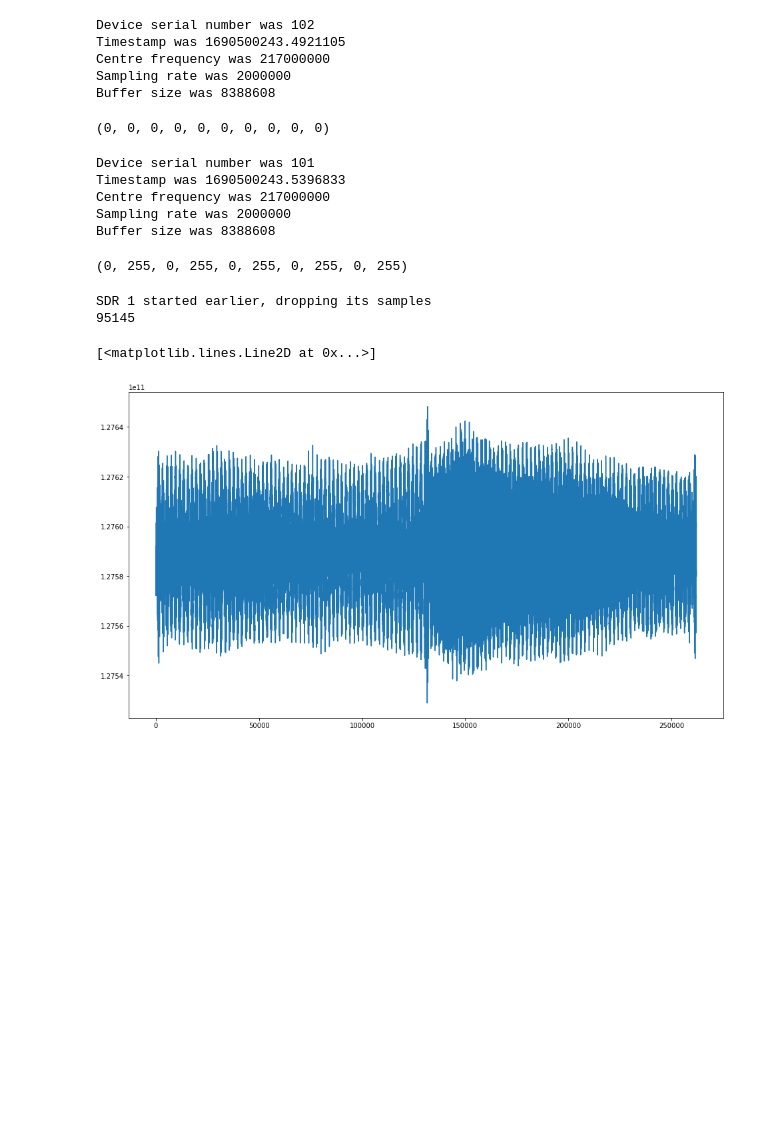
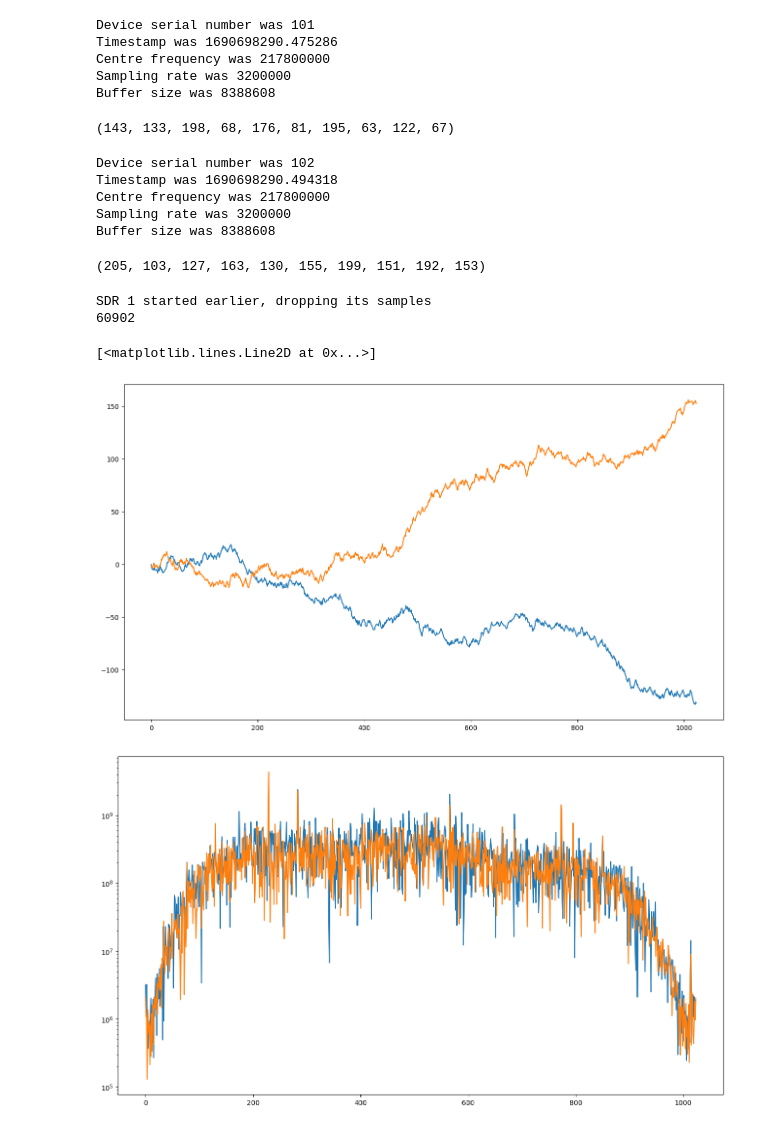
Before and after one commit to VU3VWB/rtlsdr_codes, a Jupyter notebook: sdr_correlator/Read_binarydata_FFT_correlate.ipynb, the cells around one changed output. Saved outputs shown, nothing was run; the diff lists cells and outputs as text; code cells hidden in the pictures; blank space fills up the shorter version.

```diff
--- a/sdr_correlator/Read_binarydata_FFT_correlate.ipynb
+++ b/sdr_correlator/Read_binarydata_FFT_correlate.ipynb
@@ -4,7 +4,7 @@ import numpy as np
 import matplotlib.pyplot as plt
 import scipy.signal as signal
 # %%
-data = open("rtldata1.bin", "rb").read()
+data = open("datartl_00000101.bin", "rb").read()
 (serial_no, cfreq, srate, tv_sec, tv_nsec, bufsize) = struct.unpack("@IIIIII", data[:24])
 fulltime1 = tv_sec + (tv_nsec/1e9)
 
@@ -16,18 +16,19 @@ print ("Buffer size was", bufsize)
 
 bindata1 = np.array(struct.unpack("B"*int(bufsize), data[24:])).astype(np.uint8)
 bindata_complex1 = bindata1[0::2] + bindata1[1::2]*1j
+bindata_complex1 = bindata_complex1-np.mean(bindata_complex1)
 # %% [output]
-Device serial number was 102
-Timestamp was 1690500243.4921105
-Centre frequency was 217000000
-Sampling rate was 2000000
+Device serial number was 101
+Timestamp was 1690698290.475286
+Centre frequency was 217800000
+Sampling rate was 3200000
 Buffer size was 8388608
 # %%
 struct.unpack("B"*int(bufsize), data[24:])[0:10]
 # %% [output]
-(0, 0, 0, 0, 0, 0, 0, 0, 0, 0)
+(143, 133, 198, 68, 176, 81, 195, 63, 122, 67)
 # %%
-data2 = open("rtldata2.bin", "rb").read()
+data2 = open("datartl_00000102.bin", "rb").read()
 (serial_no, cfreq, srate, tv_sec, tv_nsec, bufsize) = struct.unpack("@IIIIII", data2[:24])
 fulltime2 = tv_sec + (tv_nsec/1e9)
 
@@ -39,16 +40,17 @@ print ("Buffer size was", bufsize)
 
 bindata2 = np.array(struct.unpack("B"*int(bufsize), data2[24:])).astype(np.uint8)
 bindata_complex2 = bindata2[0::2] + bindata2[1::2]*1j
+bindata_complex2 = bindata_complex2 - np.mean(bindata_complex2)
 # %% [output]
-Device serial number was 101
-Timestamp was 1690500243.5396833
-Centre frequency was 217000000
-Sampling rate was 2000000
+Device serial number was 102
+Timestamp was 1690698290.494318
+Centre frequency was 217800000
+Sampling rate was 3200000
 Buffer size was 8388608
 # %%
 struct.unpack("B"*int(bufsize), data2[24:])[0:10]
 # %% [output]
-(0, 255, 0, 255, 0, 255, 0, 255, 0, 255)
+(205, 103, 127, 163, 130, 155, 199, 151, 192, 153)
 # %%
 if fulltime1 < fulltime2:
     print ("SDR 1 started earlier, dropping its samples")
@@ -66,33 +68,33 @@ else:
     datum_1 = bindata_complex1[0:len(datum_2)]
 # %% [output]
 SDR 1 started earlier, dropping its samples
-95145
+60902
 # %%
-NFFT = 16383*16
+NFFT = 1024
 
 Naver = int(len(datum_1)/NFFT)
 cross_spec_aligned = np.zeros(NFFT, dtype=np.complex128)
 cross_spec_raw  = np.zeros(NFFT, dtype=np.complex128)
 
 for i in range(Naver):
-    dat_1_fft = np.fft.fft(datum_1[i*NFFT: (i+1)*NFFT])
-    dat_2_fft = np.fft.fft(datum_2[i*NFFT: (i+1)*NFFT])
+    dat_1_fft = np.fft.fftshift(np.fft.fft(datum_1[i*NFFT: (i+1)*NFFT]))
+    dat_2_fft = np.fft.fftshift(np.fft.fft(datum_2[i*NFFT: (i+1)*NFFT]))
     cross_spec_aligned = cross_spec_aligned + dat_1_fft*np.conj(dat_2_fft)
 
-    dat_1_fft = np.fft.fft(bindata_complex1[i*NFFT: (i+1)*NFFT])
-    dat_2_fft = np.fft.fft(bindata_complex2[i*NFFT: (i+1)*NFFT])
+    dat_1_fft = np.fft.fftshift(np.fft.fft(bindata_complex1[i*NFFT: (i+1)*NFFT]))
+    dat_2_fft = np.fft.fftshift(np.fft.fft(bindata_complex2[i*NFFT: (i+1)*NFFT]))
     cross_spec_raw = cross_spec_raw + dat_1_fft*np.conj(dat_2_fft)
-
-#     cross_spec = cross_spec + dat_1_fft*dat_2_fft
 # %%
-# plt.figure(figsize=(16,9))
-# plt.plot((np.unwrap(np.angle(cross_spec_aligned))))
+plt.figure(figsize=(16,9))
+plt.plot(np.unwrap(np.angle(cross_spec_aligned)))
+plt.plot(np.unwrap(np.angle(cross_spec_raw)))
 
 plt.figure(figsize=(16,9))
-# plt.plot(np.abs(np.fft.ifftshift(np.fft.ifft(cross_spec_aligned))))
-plt.plot(np.abs(np.fft.ifftshift(np.fft.ifft(cross_spec_raw))))
+plt.semilogy(np.abs(cross_spec_aligned))
+plt.semilogy(np.abs(cross_spec_raw))
 # %% [output]
 [<matplotlib.lines.Line2D at 0x...>]
-[figure, old version]
+[figure, new version]
+[figure, added]
 # %%
 plt.figure(figsize=(16,9))
```
Also changed, not shown: parts of 2 cells of this notebook, 3 other files.
